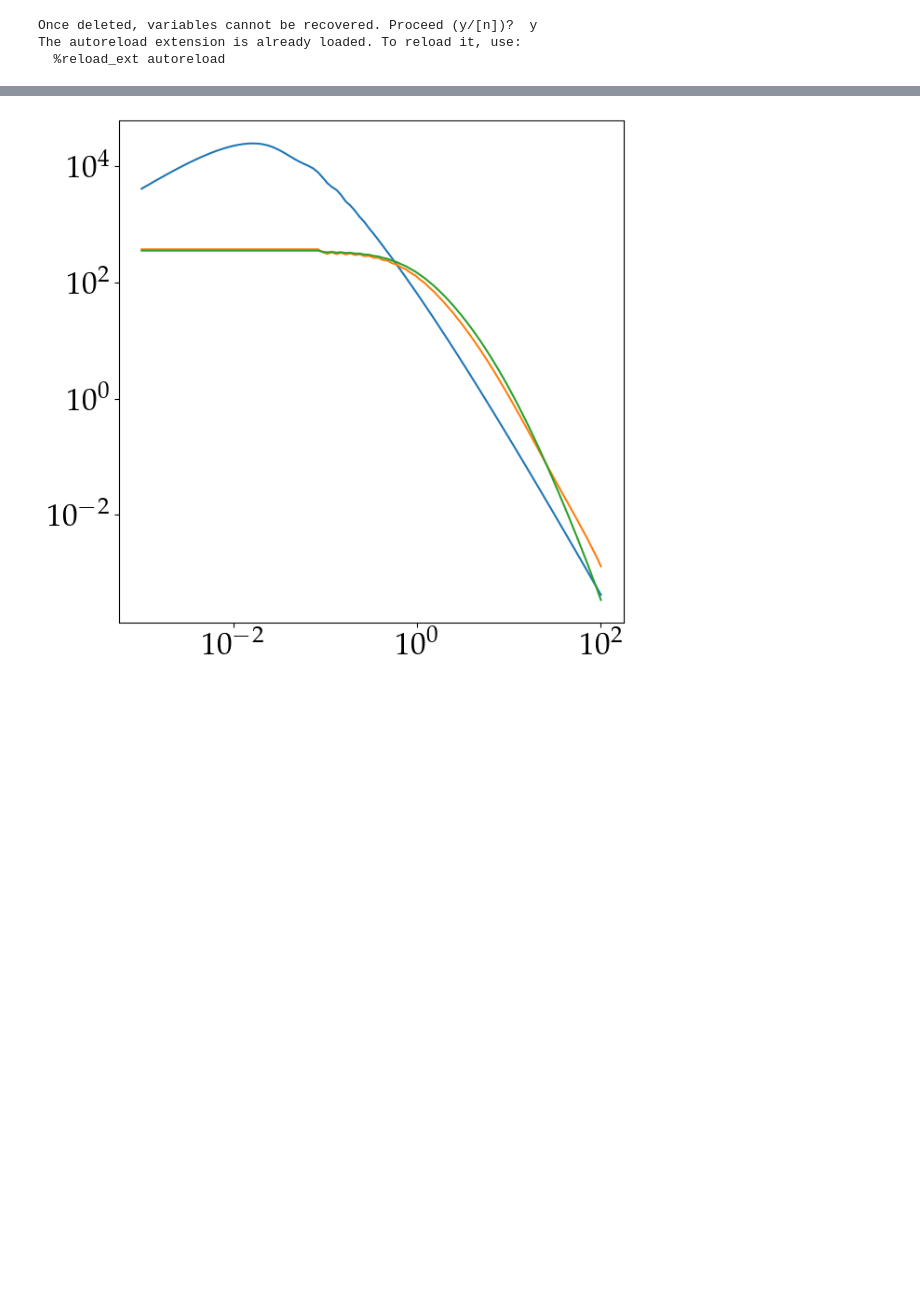
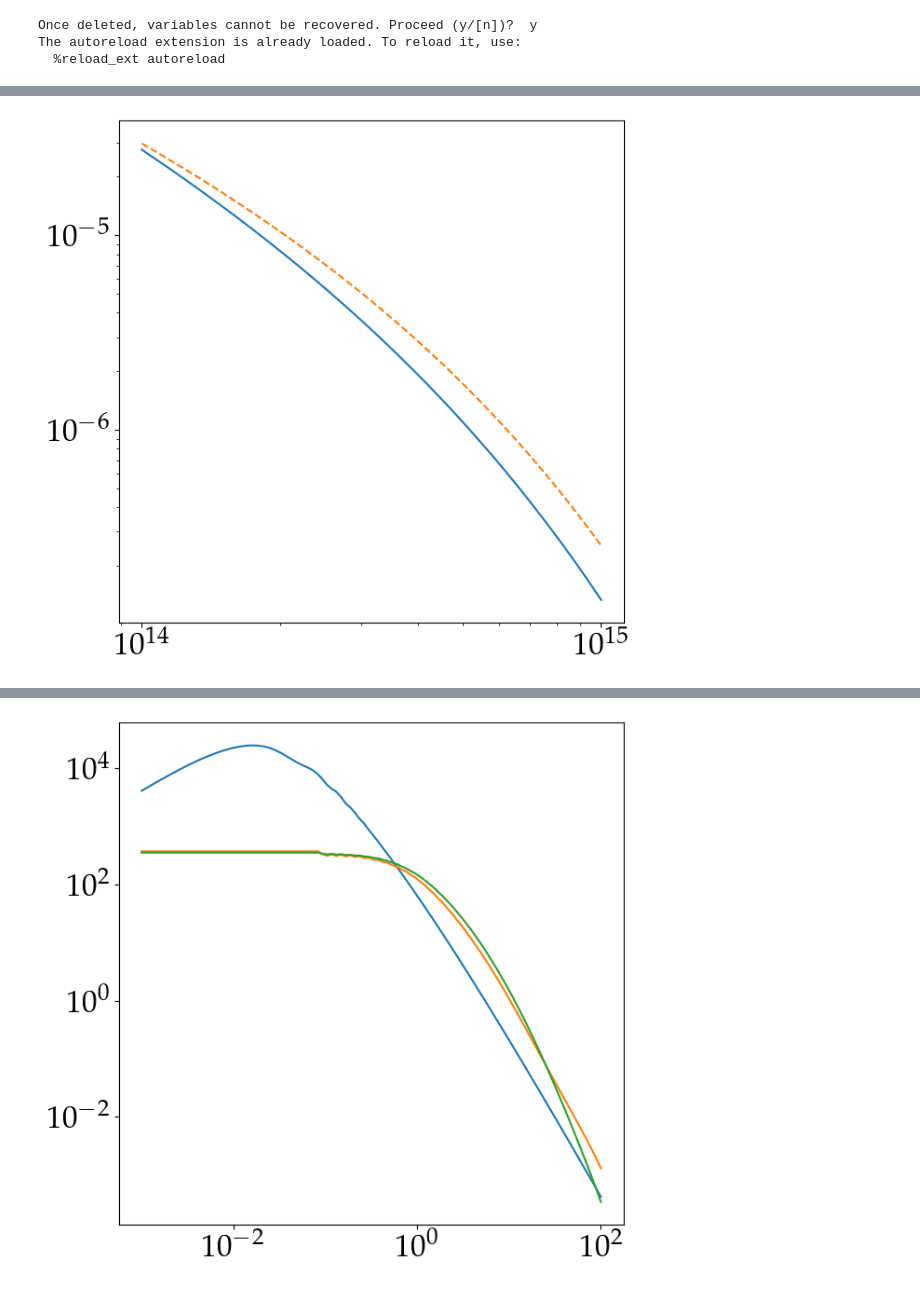
Before and after one commit to shivampcosmo/GODMAX, a Jupyter notebook: notebooks/call_BCMP_jit.ipynb, the cells around one changed output, grey strips where cells are left out. Saved outputs shown, nothing was run; the diff lists cells and outputs as text; code cells hidden in the pictures; blank space fills up the shorter version.

```diff
--- a/notebooks/call_BCMP_jit.ipynb
+++ b/notebooks/call_BCMP_jit.ipynb
@@ -100,0 +98,2 @@ Wall time: 19.5 s
+# %%
+dndm_jax = setup_power_BCMP_test.hmf_Mz_mat
@@ -100,0 +104,4 @@ Wall time: 19.5 s
+# %%
+from colossus.lss import mass_function
+mfunc_so = mass_function.massFunction(setup_power_BCMP_test.M_array, 0.0, q_out = 'dndlnM', mdef = '200c', model = 'tinker08')
+mfunc_so_fsigma = mass_function.massFunction(setup_power_BCMP_test.M_array, 0.0, mdef = '200c', model = 'tinker08')
@@ -100,0 +110,9 @@ Wall time: 19.5 s
+# %%
+# dndm_jax.shape
+pl.figure()
+pl.plot(setup_power_BCMP_test.M_array, dndm_jax[0,:])
+pl.plot(setup_power_BCMP_test.M_array, mfunc_so, ls='--')
+pl.xscale('log')
+pl.yscale('log')
+# %% [output]
+[figure, added]
```
Also changed, not shown: parts of 6 cells of this notebook.
